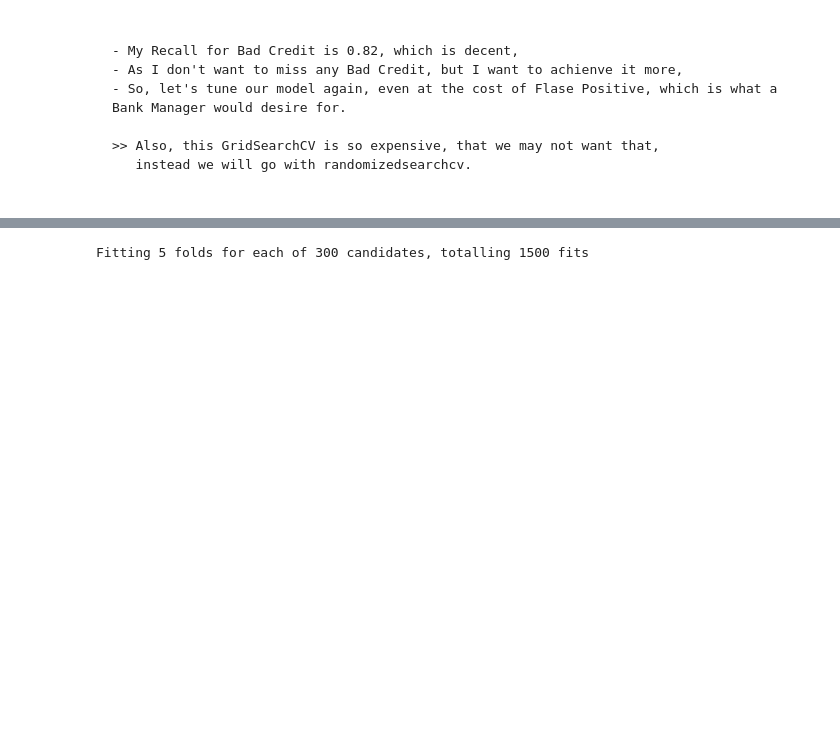
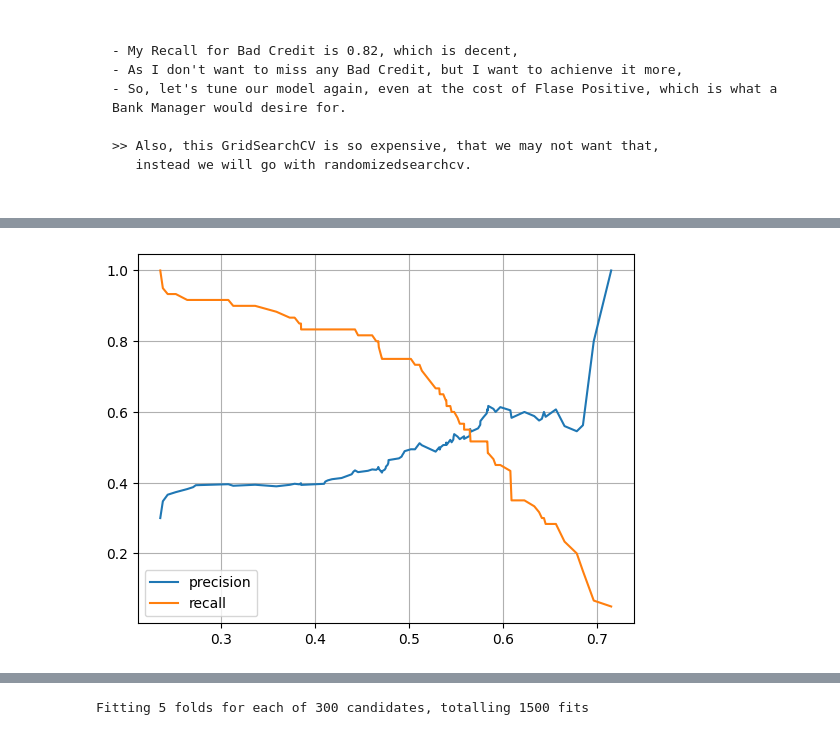
Before and after one commit to ashiq-km/Credit-Risk-Analysis---German-Bank-, a Jupyter notebook: notebooks/xgboost_test.ipynb, the cells around one changed output, grey strips where cells are left out. Drawn from its saved outputs; the diff is of its cells as text; code cells hidden in the pictures; blank space fills up the shorter version.

```diff
--- a/notebooks/xgboost_test.ipynb
+++ b/notebooks/xgboost_test.ipynb
@@ -204,0 +289,7 @@ weighted avg       0.78      0.71      0.73       200
+# %%
+plt.plot(thresholds, precision[:-1], label="precision")
+plt.plot(thresholds, recall[:-1], label ="recall")
+plt.legend()
+plt.grid(True)
+# %% [output]
+[figure, added]
```
Also changed, not shown: parts of 27 cells of this notebook, 5 other files.
